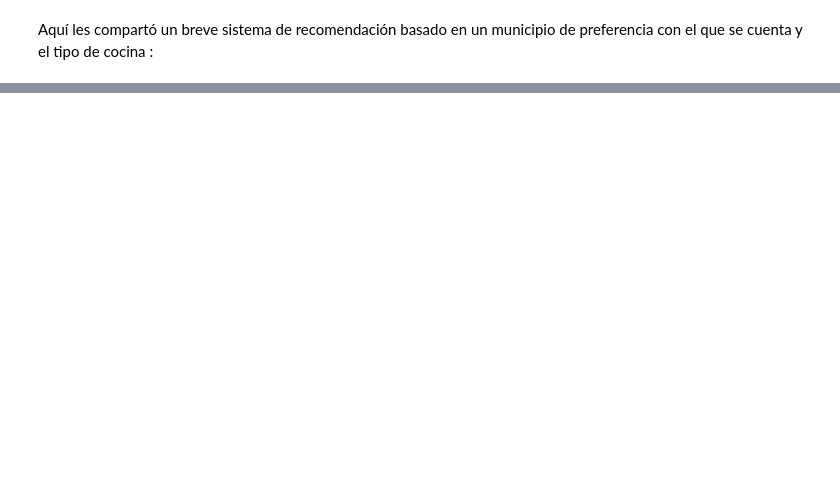
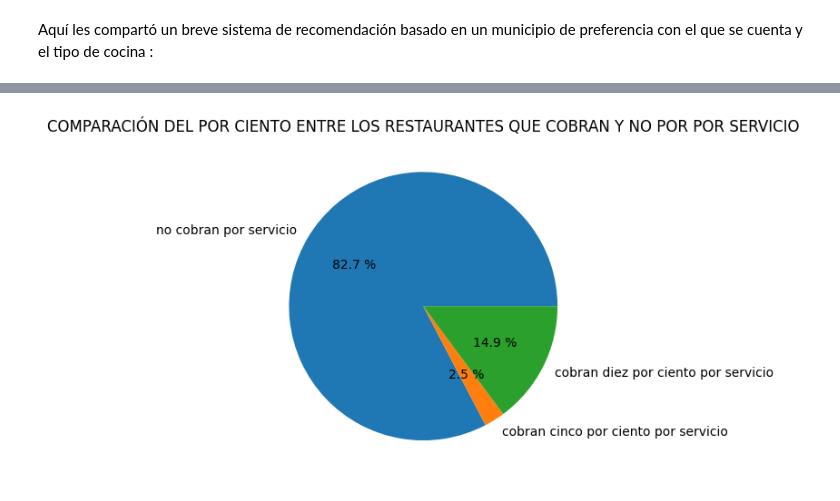
Before and after one commit to Datadrummer-jr/Food-Data, a Jupyter notebook: Project Code/restaurant project.ipynb, the cells around one changed output, grey strips where cells are left out. Cells and saved outputs as stored; diff of their text form; code cells hidden in the pictures; blank space fills up the shorter version.

```diff
--- a/Project Code/restaurant project.ipynb
+++ b/Project Code/restaurant project.ipynb
@@ -153,0 +135,4 @@ search_person()
+# %%
+percent()
+# %% [output]
+[figure, added]
```
Also changed, not shown: parts of 15 cells of this notebook, 1 other file.
